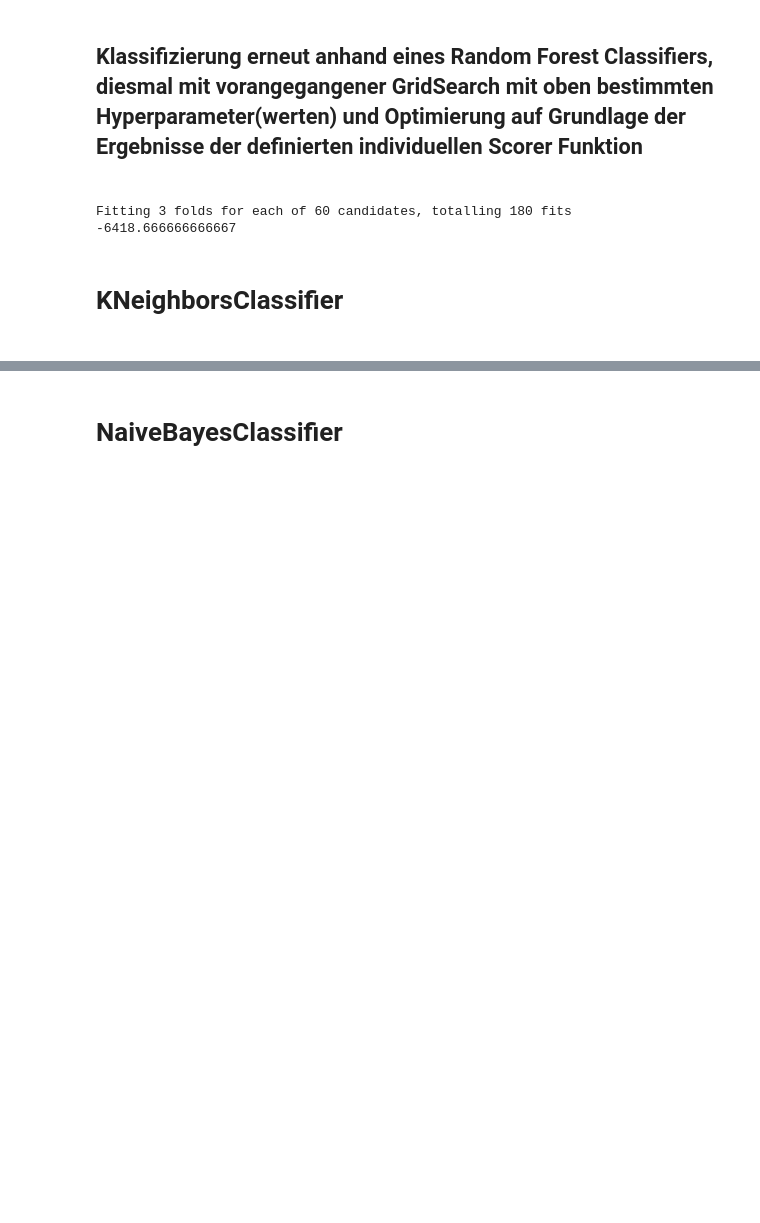
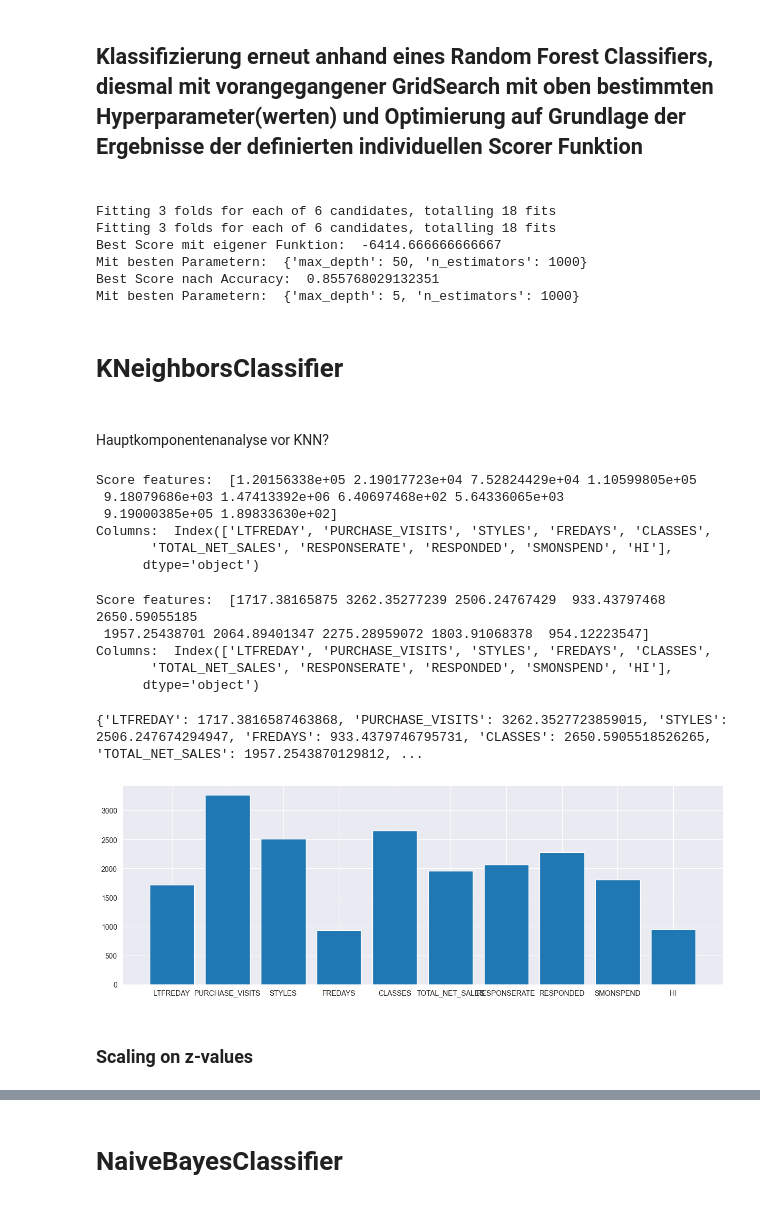
Before and after one commit to Konsti-Boegel/anwendungsfelderBusinessAnalytics, a Jupyter notebook: Case_Mailing.ipynb, the cells around one changed output, grey strips where cells are left out. Cells and saved outputs as stored; diff of their text form; code cells hidden in the pictures; blank space fills up the shorter version.

Commit message:
KNN Classifier mit GridSearch hinzugefügt

```diff
--- a/Case_Mailing.ipynb
+++ b/Case_Mailing.ipynb
@@ -580,13 +574,59 @@ rf_random_result_score = GridSearchCV(estimator = rf, param_grid = random_grid,
                                       cv = 3, verbose = 2,
                                       n_jobs = -1, scoring = result_scorer)
 
+rf_random_result_accuracy = GridSearchCV(estimator = rf, param_grid = random_grid,
+                                         cv = 3, verbose = 2,
+                                         n_jobs = -1)
+
 """Andere Scorer Funktionen prüfen!!!"""
 
-rf_random_result_score.fit(X_train, y_train)
+rf_random_result_score_res = rf_random_result_score.fit(X_train, y_train)
+rf_random_result_accuracy_res = rf_random_result_accuracy.fit(X_train, y_train)
 
-print(rf_random_result_score.best_score_) # Ausgabe des besten Scores (auf Grundlage der durchlaufenden Hyperparameter
+print("Best Score mit eigener Funktion: ",rf_random_result_score_res.best_score_)
+print("Mit besten Parametern: ",rf_random_result_score_res.best_params_)
+print("Best Score nach Accuracy: ",rf_random_result_accuracy_res.best_score_)
+print("Mit besten Parametern: ",rf_random_result_accuracy_res.best_params_)
+# Ausgabe des besten Scores (auf Grundlage der durchlaufenden Hyperparameter)
 # %% [output]
-Fitting 3 folds for each of 60 candidates, totalling 180 fits
--6418.666666666667
+Fitting 3 folds for each of 6 candidates, totalling 18 fits
+Fitting 3 folds for each of 6 candidates, totalling 18 fits
+Best Score mit eigener Funktion:  -6414.666666666667
+Mit besten Parametern:  {'max_depth': 50, 'n_estimators': 1000}
+Best Score nach Accuracy:  0.855768029132351
+Mit besten Parametern:  {'max_depth': 5, 'n_estimators': 1000}
 # %% [markdown]
 <h1>KNeighborsClassifier<h1>
+# %% [markdown]
+Hauptkomponentenanalyse vor KNN?
+# %%
+bestfeatures_chi = SelectKBest(chi2, k=10).fit(X_train,y_train)
+print("Score features: ", bestfeatures_chi.scores_)
+print("Columns: ", X_train.columns)
+# %% [output]
+Score features:  [1.20156338e+05 2.19017723e+04 7.52824429e+04 1.10599805e+05
+ 9.18079686e+03 1.47413392e+06 6.40697468e+02 5.64336065e+03
+ 9.19000385e+05 1.89833630e+02]
+Columns:  Index(['LTFREDAY', 'PURCHASE_VISITS', 'STYLES', 'FREDAYS', 'CLASSES',
+       'TOTAL_NET_SALES', 'RESPONSERATE', 'RESPONDED', 'SMONSPEND', 'HI'],
+      dtype='object')
+# %%
+bestfeatures_classif = SelectKBest(f_classif, k=10).fit(X_train,y_train)
+print("Score features: ", bestfeatures_classif.scores_)
+print("Columns: ", X_train.columns)
+# %% [output]
+Score features:  [1717.38165875 3262.35277239 2506.24767429  933.43797468 2650.59055185
+ 1957.25438701 2064.89401347 2275.28959072 1803.91068378  954.12223547]
+Columns:  Index(['LTFREDAY', 'PURCHASE_VISITS', 'STYLES', 'FREDAYS', 'CLASSES',
+       'TOTAL_NET_SALES', 'RESPONSERATE', 'RESPONDED', 'SMONSPEND', 'HI'],
+      dtype='object')
+# %%
+dict = {X_train.columns[i]: bestfeatures_classif.scores_[i] for i in range(len(X_train.columns))}
+print(dict)
+fig = plt.figure(figsize=(15, 5))
+plt.bar(range(len(dict)),list(dict.values()),align="center")
+plt.xticks(range(len(dict)), list(dict.keys()))
+plt.show()
+# %% [output]
+{'LTFREDAY': 1717.3816587463868, 'PURCHASE_VISITS': 3262.3527723859015, 'STYLES': 2506.247674294947, 'FREDAYS': 933.4379746795731, 'CLASSES': 2650.5905518526265, 'TOTAL_NET_SALES': 1957.2543870129812, ...
+[figure, added]
@@ -592,0 +636,2 @@ Fitting 3 folds for each of 60 candidates, totalling 180 fits
+# %% [markdown]
+### Scaling on z-values
```
Also changed, not shown: parts of 12 cells of this notebook.
